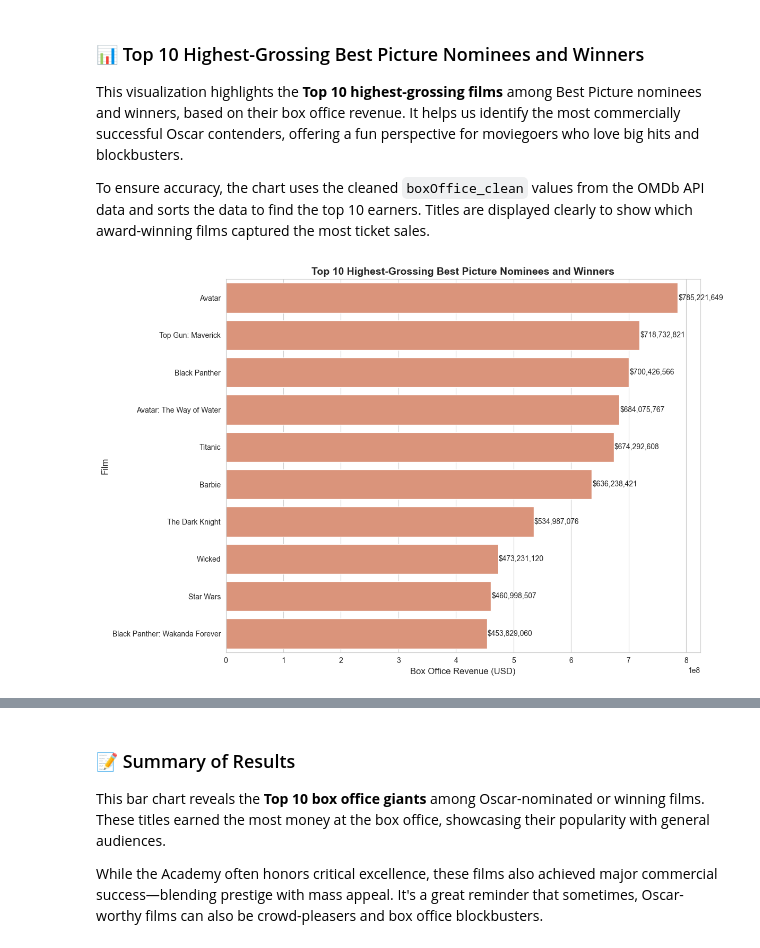
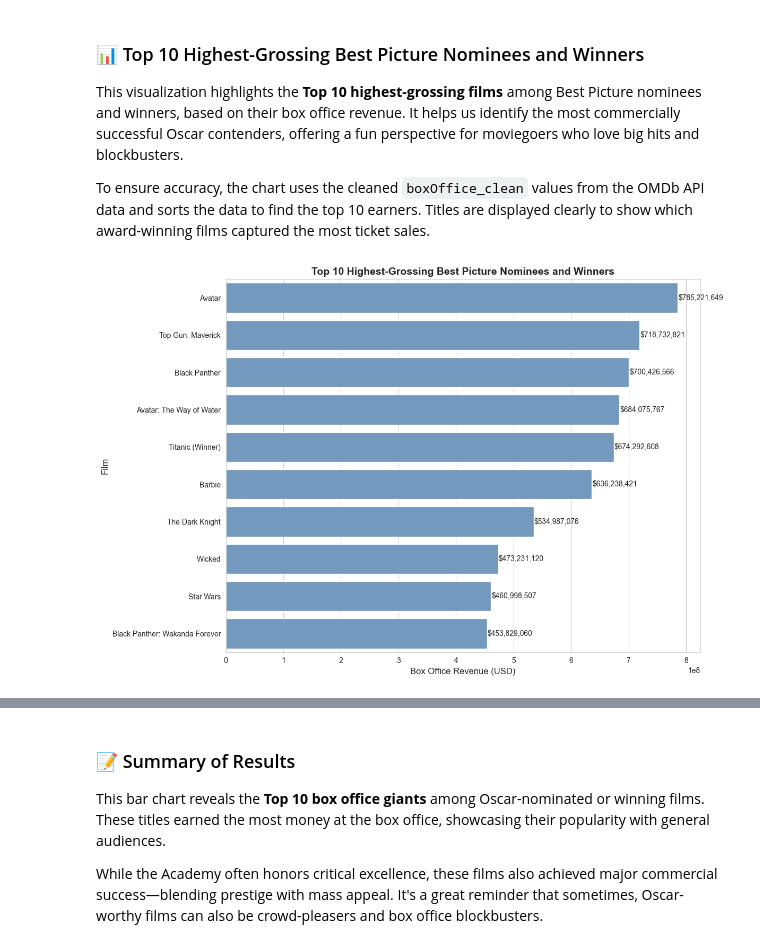
Before and after one commit to judd-jacobs/code-you-capstone, a Jupyter notebook: academy_awards_analysis.ipynb, the cells around one changed output, grey strips where cells are left out. Cells and saved outputs as stored; diff of their text form; code cells hidden in the pictures.

```diff
--- a/academy_awards_analysis.ipynb
+++ b/academy_awards_analysis.ipynb
@@ -778,6 +778,11 @@ This visualization highlights the **Top 10 highest-grossing films** among Best P
 
 To ensure accuracy, the chart uses the cleaned `boxOffice_clean` values from the OMDb API data and sorts the data to find the top 10 earners. Titles are displayed clearly to show which award-winning films captured the most ticket sales.
 # %%
+# Ensure winner column exists
+if "winner" not in omdb_metadata_clean.columns:
+    winning_titles = set(best_picture_wikipedia.loc[best_picture_wikipedia["status"] == "Winner", "film"])
+    omdb_metadata_clean["winner"] = omdb_metadata_clean["film"].isin(winning_titles)
+
 # Select Top 10 Highest-Grossing Films
 highest_grossing = (
     omdb_metadata_clean.dropna(subset=["boxOffice_clean"])
@@ -785,35 +790,36 @@ highest_grossing = (
     .head(10)
 )
 
-# Append 👑 to winners
+# Append (Winner) to winners
 highest_grossing = highest_grossing.copy()
 highest_grossing["label"] = highest_grossing.apply(
-    lambda row: f"{row['film']} 👑" if row.get("winner") == True else row['film'], axis=1
+    lambda row: f"{row['film']} (Winner)" if row.get("winner") == True else row['film'], axis=1
 )
 
 # Plot the horizontal bar chart
 plt.figure(figsize=(12, 8))
 sns.set_style("whitegrid")
 ax = sns.barplot(
     data=highest_grossing,
     y="label",
-    x="boxOffice_clean"
+    x="boxOffice_clean",
+    color="#6699cc"
 )
 
 # Add labels to bars
 for index, value in enumerate(highest_grossing["boxOffice_clean"]):
     ax.text(
         value + 1e6,
         index,
         f"${value:,.0f}",
         va="center",
         fontsize=10
     )
 
 plt.title("Top 10 Highest-Grossing Best Picture Nominees and Winners", fontsize=14, fontweight="bold")
 plt.xlabel("Box Office Revenue (USD)", fontsize=12)
 plt.ylabel("Film", fontsize=12)
 plt.tight_layout()
 plt.show()
 # %% [output]
-[figure, old version]
+[figure, new version]
```
Also changed, not shown: parts of 9 cells of this notebook.
